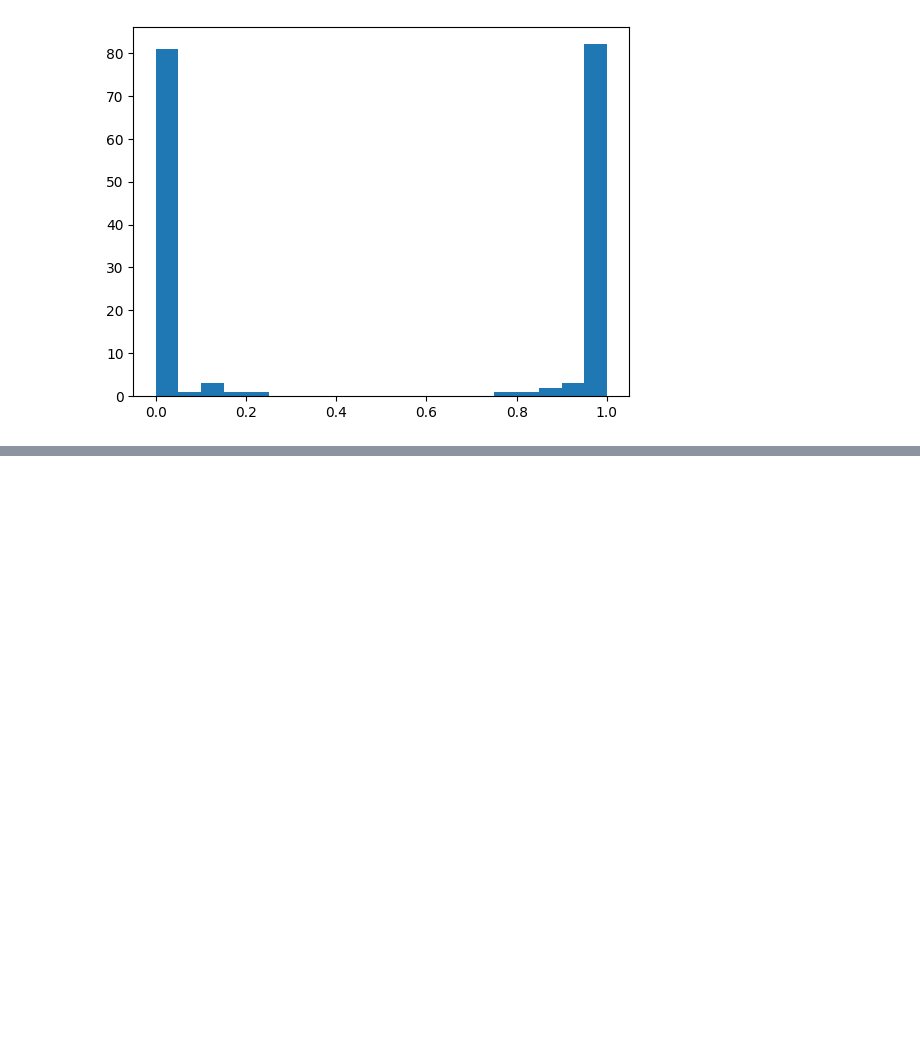
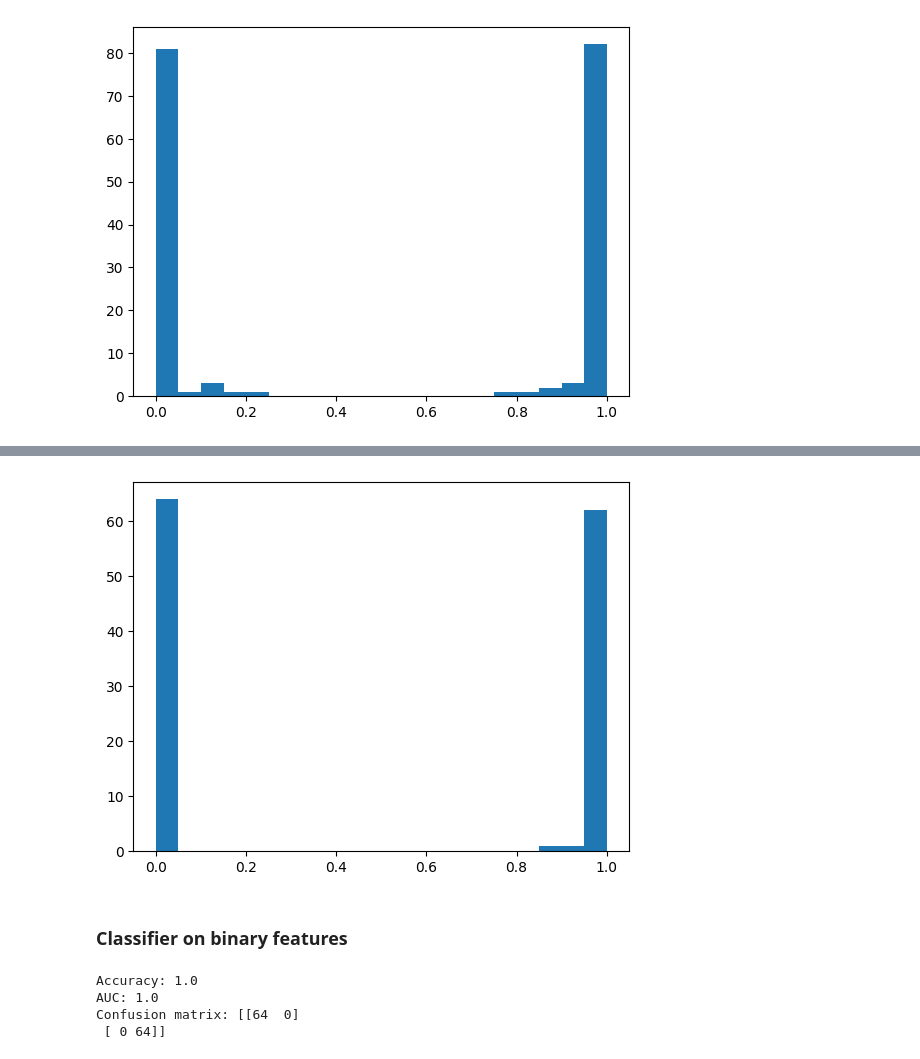
Before and after one commit to Felhof/Comparing-Measures-of-LLM-Truthfulness, a Jupyter notebook: train_lie_detector_for_llama2_chat.ipynb, the cells around one changed output, grey strips where cells are left out. Saved outputs shown, nothing was run; the diff lists cells and outputs as text; code cells hidden in the pictures; blank space fills up the shorter version.

```diff
--- a/train_lie_detector_for_llama2_chat.ipynb
+++ b/train_lie_detector_for_llama2_chat.ipynb
@@ -135,0 +236,5 @@ with open(f"trained_classifiers/simple_facts_binary_classifier.pkl", "wb") as f:
+# %%
+plt.hist(y_pred_proba, bins=20)
+plt.show()
+# %% [output]
+[figure, added]
@@ -135,0 +244,2 @@ with open(f"trained_classifiers/simple_facts_binary_classifier.pkl", "wb") as f:
+# %% [markdown]
+### Classifier on binary features
@@ -135,0 +249,13 @@ with open(f"trained_classifiers/simple_facts_binary_classifier.pkl", "wb") as f:
+# %%
+# fit classifier
+log_reg_classifier_binary = Classifier(X_train_binary, y_train, random_state=rng)
+accuracy, auc, conf_matrix = log_reg_classifier_binary.evaluate(X_test_binary, y_test)
+
+print(f"Accuracy: {accuracy}")
+print(f"AUC: {auc}")
+print(f"Confusion matrix: {conf_matrix}")
+# %% [output]
+Accuracy: 1.0
+AUC: 1.0
+Confusion matrix: [[64  0]
+ [ 0 64]]
```
Also changed, not shown: parts of 22 cells of this notebook, 14 other files.
